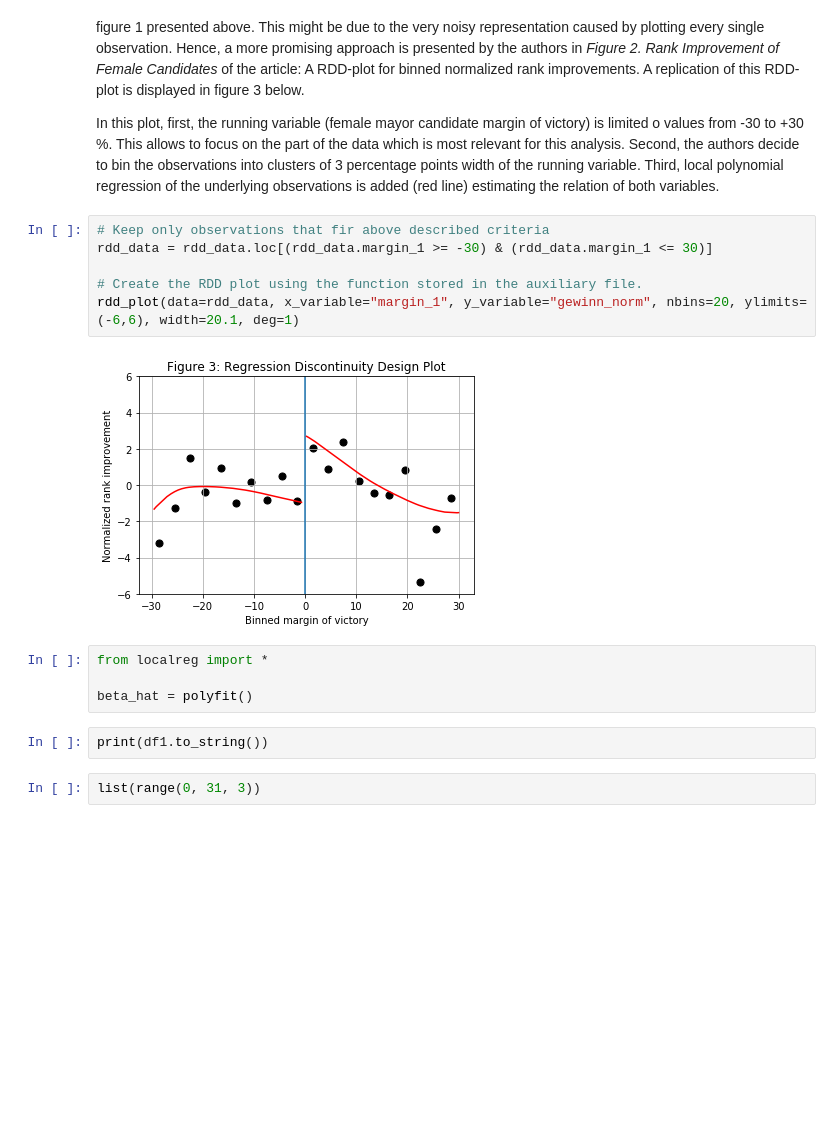
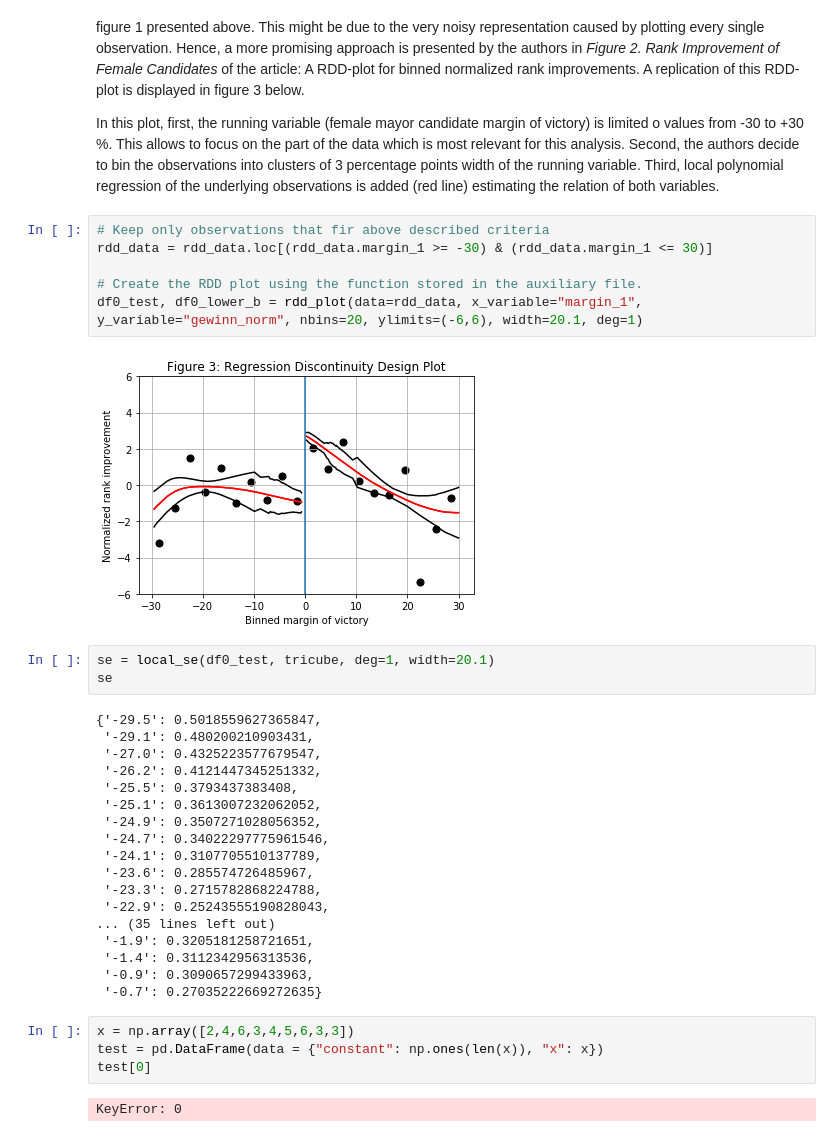
Before and after one commit to DaLueke/replication-baskeran-hessami-2018, a Jupyter notebook: student_project.ipynb, the cells around one changed output. Cells and saved outputs as stored; diff of their text form; blank space fills up the shorter version.

Commit message:
Used an adapted version of localreg package for the estimation of local confidence intervals.

```diff
--- a/student_project.ipynb
+++ b/student_project.ipynb
@@ -175,16 +176,35 @@ In this plot, first, the running variable (female mayor candidate margin of vict
 # %%
 # Keep only observations that fir above described criteria
 rdd_data = rdd_data.loc[(rdd_data.margin_1 >= -30) & (rdd_data.margin_1 <= 30)]
 
 # Create the RDD plot using the function stored in the auxiliary file.
-rdd_plot(data=rdd_data, x_variable="margin_1", y_variable="gewinn_norm", nbins=20, ylimits=(-6,6), width=20.1, deg=1)
+df0_test, df0_lower_b = rdd_plot(data=rdd_data, x_variable="margin_1", y_variable="gewinn_norm", nbins=20, ylimits=(-6,6), width=20.1, deg=1)
 # %% [output]
-[figure, old version]
+[figure, new version]
-# %%
-from localreg import *
-
-beta_hat = polyfit()
-# %%
-print(df1.to_string())
-# %%
-list(range(0, 31, 3))
+# %%
+se = local_se(df0_test, tricube, deg=1, width=20.1)
+se
+# %% [output]
+{'-29.5': 0.5018559627365847,
+ '-29.1': 0.480200210903431,
+ '-27.0': 0.4325223577679547,
+ '-26.2': 0.4121447345251332,
+ '-25.5': 0.3793437383408,
+ '-25.1': 0.3613007232062052,
+ '-24.9': 0.3507271028056352,
+ '-24.7': 0.34022297775961546,
+ '-24.1': 0.3107705510137789,
+ '-23.6': 0.285574726485967,
+ '-23.3': 0.2715782868224788,
+ '-22.9': 0.25243555190828043,
+... (35 lines left out)
+ '-1.9': 0.3205181258721651,
+ '-1.4': 0.3112342956313536,
+ '-0.9': 0.3090657299433963,
+ '-0.7': 0.27035222669272635}
+# %%
+x = np.array([2,4,6,3,4,5,6,3,3])
+test = pd.DataFrame(data = {"constant": np.ones(len(x)), "x": x})
+test[0]
+# %% [output]
+KeyError: 0
```
Also changed, not shown: parts of 2 cells of this notebook, 1 other file.
